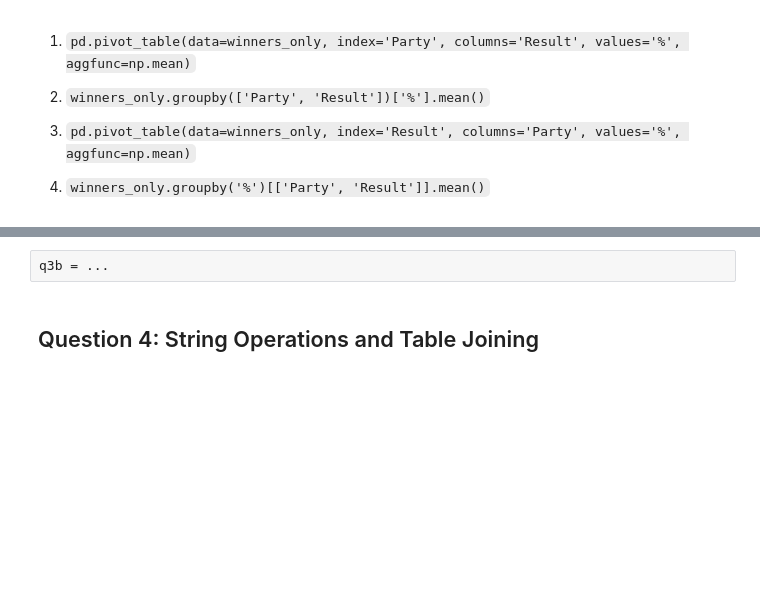
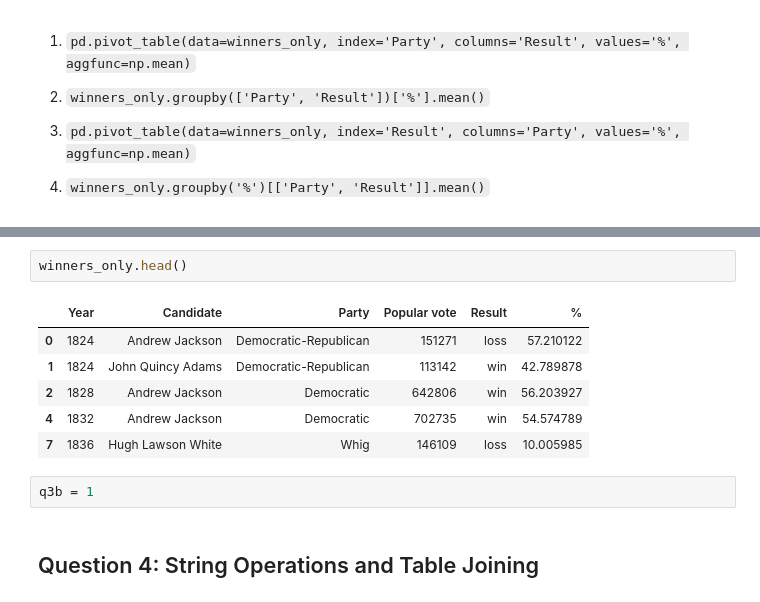
Before and after one commit to DS-100/su20, a Jupyter notebook: disc/disc04/disc04-fill-in-the-blank.ipynb, the cells around one changed output, grey strips where cells are left out. Cells and saved outputs as stored; diff of their text form; blank space fills up the shorter version.

```diff
--- a/disc/disc04/disc04-fill-in-the-blank.ipynb
+++ b/disc/disc04/disc04-fill-in-the-blank.ipynb
@@ -380,5 +391,14 @@ Which of the following lines of code will output the following dataframe? Write
+# %%
+winners_only.head()
+# %% [output]
+|  | Year | Candidate | Party | Popular vote | Result | % |
+| 0 | 1824 | Andrew Jackson | Democratic-Republican | 151271 | loss | 57.210122 |
+| 1 | 1824 | John Quincy Adams | Democratic-Republican | 113142 | win | 42.789878 |
+| 2 | 1828 | Andrew Jackson | Democratic | 642806 | win | 56.203927 |
+| 4 | 1832 | Andrew Jackson | Democratic | 702735 | win | 54.574789 |
+| 7 | 1836 | Hugh Lawson White | Whig | 146109 | loss | 10.005985 |
 # %%
-q3b = ...
+q3b = 1
 # %% [markdown]
 ## Question 4: String Operations and Table Joining
 # %% [markdown]
```
Also changed, not shown: parts of 21 cells of this notebook, 11 other files.
